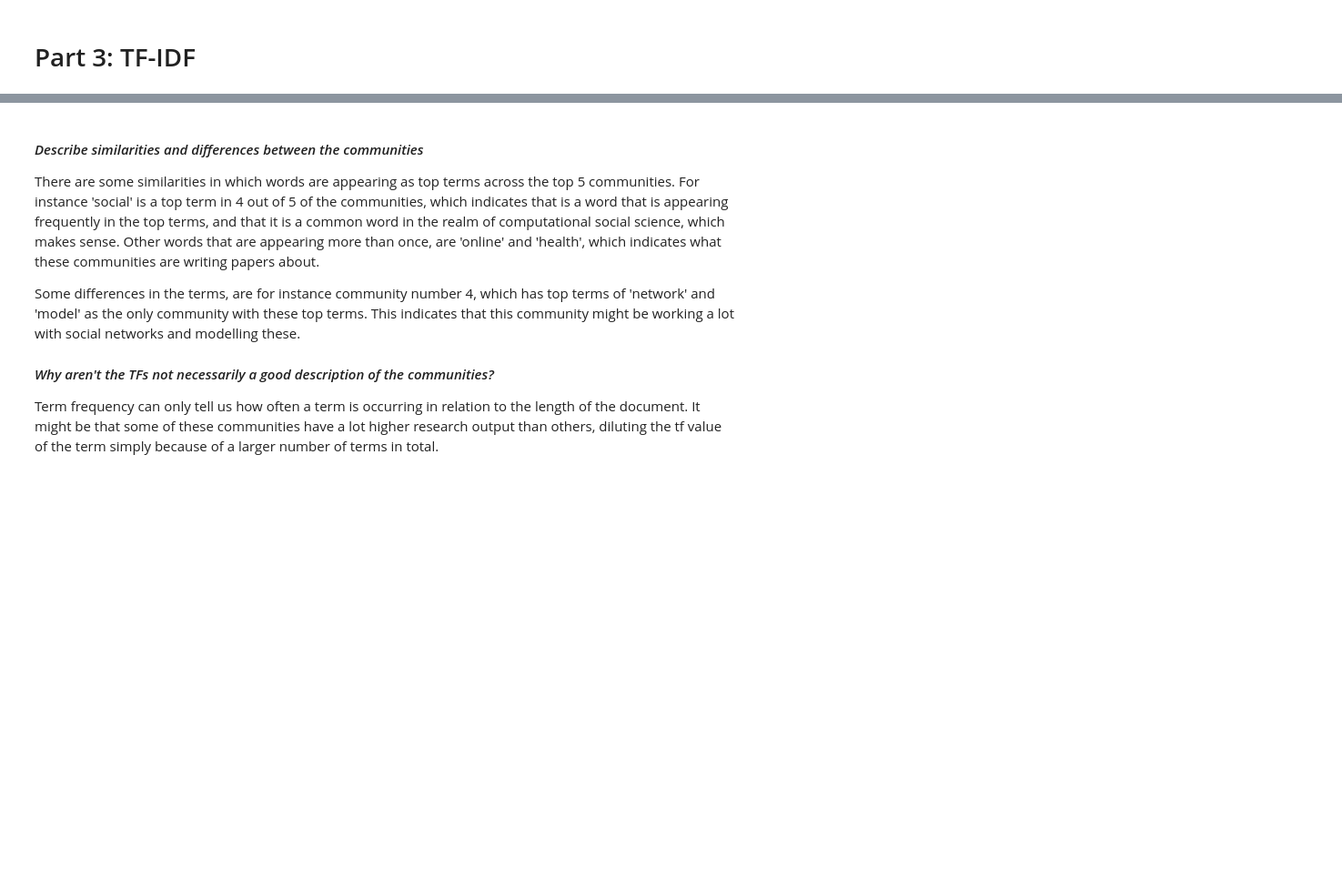
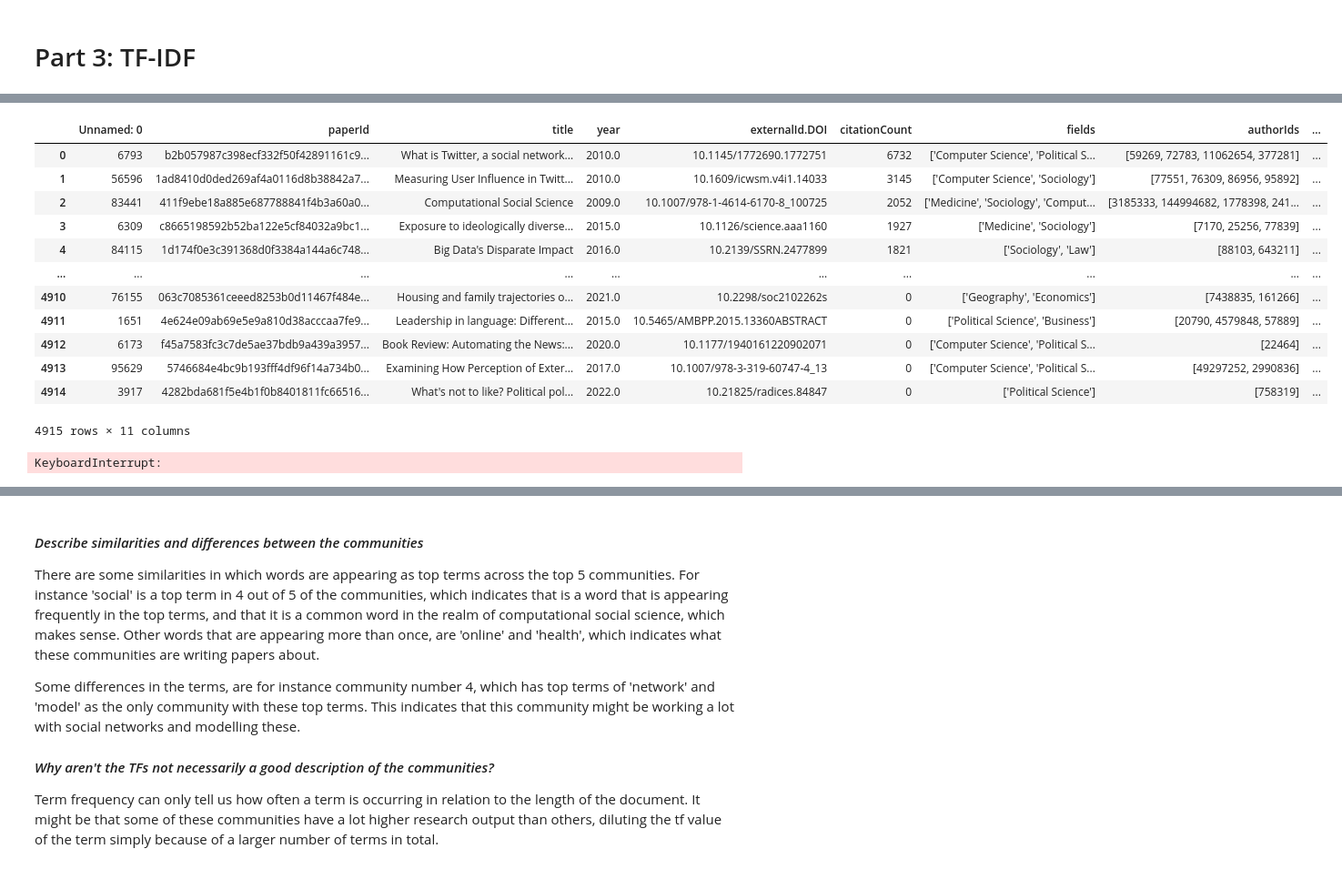
Before and after one commit to Dribo/02467_A_1, a Jupyter notebook: Assignment2magnus.ipynb, the cells around one changed output, grey strips where cells are left out. Shown at 91% size. Saved outputs shown, nothing was run; the diff lists cells and outputs as text; code cells hidden in the pictures; blank space fills up the shorter version.

```diff
--- a/Assignment2magnus.ipynb
+++ b/Assignment2magnus.ipynb
@@ -548,3 +546,37 @@ top5
+# %%
+#authors_by_community[4]
+
+css_papers
+# %% [output]
+|  | Unnamed: 0 | paperId | title | year | externalId.DOI | citationCount | fields | authorIds | ... |
+| 0 | 6793 | b2b057987c398ecf332f50f42891161c9... | What is Twitter, a social network... | 2010.0 | 10.1145/1772690.1772751 | 6732 | ['Computer Science', 'Political S... | [59269, 72783, 11062654, 377281] | ... |
+| 1 | 56596 | 1ad8410d0ded269af4a0116d8b38842a7... | Measuring User Influence in Twitt... | 2010.0 | 10.1609/icwsm.v4i1.14033 | 3145 | ['Computer Science', 'Sociology'] | [77551, 76309, 86956, 95892] | ... |
+| 2 | 83441 | 411f9ebe18a885e687788841f4b3a60a0... | Computational Social Science | 2009.0 | 10.1007/978-1-4614-6170-8_100725 | 2052 | ['Medicine', 'Sociology', 'Comput... | [3185333, 144994682, 1778398, 241... | ... |
+| 3 | 6309 | c8665198592b52ba122e5cf84032a9bc1... | Exposure to ideologically diverse... | 2015.0 | 10.1126/science.aaa1160 | 1927 | ['Medicine', 'Sociology'] | [7170, 25256, 77839] | ... |
+| 4 | 84115 | 1d174f0e3c391368d0f3384a144a6c748... | Big Data's Disparate Impact | 2016.0 | 10.2139/SSRN.2477899 | 1821 | ['Sociology', 'Law'] | [88103, 643211] | ... |
+| ... | ... | ... | ... | ... | ... | ... | ... | ... | ... |
+| 4910 | 76155 | 063c7085361ceeed8253b0d11467f484e... | Housing and family trajectories o... | 2021.0 | 10.2298/soc2102262s | 0 | ['Geography', 'Economics'] | [7438835, 161266] | ... |
+| 4911 | 1651 | 4e624e09ab69e5e9a810d38acccaa7fe9... | Leadership in language: Different... | 2015.0 | 10.5465/AMBPP.2015.13360ABSTRACT | 0 | ['Political Science', 'Business'] | [20790, 4579848, 57889] | ... |
+| 4912 | 6173 | f45a7583fc3c7de5ae37bdb9a439a3957... | Book Review: Automating the News:... | 2020.0 | 10.1177/1940161220902071 | 0 | ['Computer Science', 'Political S... | [22464] | ... |
+| 4913 | 95629 | 5746684e4bc9b193fff4df96f14a734b0... | Examining How Perception of Exter... | 2017.0 | 10.1007/978-3-319-60747-4_13 | 0 | ['Computer Science', 'Political S... | [49297252, 2990836] | ... |
+| 4914 | 3917 | 4282bda681f5e4b1f0b8401811fc66516... | What's not to like? Political pol... | 2022.0 | 10.21825/radices.84847 | 0 | ['Political Science'] | [758319] | ... |
+4915 rows × 11 columns
+# %%
+
+key = 4
+
+paper_id_list = []
+for author in tqdm(authors_by_community[key]['Authors']):
+    for _, row in css_papers[css_papers['has_tokenized_abstract']].iterrows():
+        if str(author) in row['authorIds'] or author in row['authorIds'] or "'" + str(author) + "'" in row['authorIds'] or str(author) in str(row['authorIds']):
+            print("check")
+            paper_to_append = row['paperId']
+            if paper_to_append not in paper_id_list:
+                print(paper_to_append)
+                paper_id_list.append(paper_to_append)
+authors_by_community[key]['Papers'] = paper_id_list
+# %% [output]
+KeyboardInterrupt:
 # %%
 def term_frequency(top):
     top_tf_dict = {}
```
Also changed, not shown: parts of 7 cells of this notebook, 3 other files.
